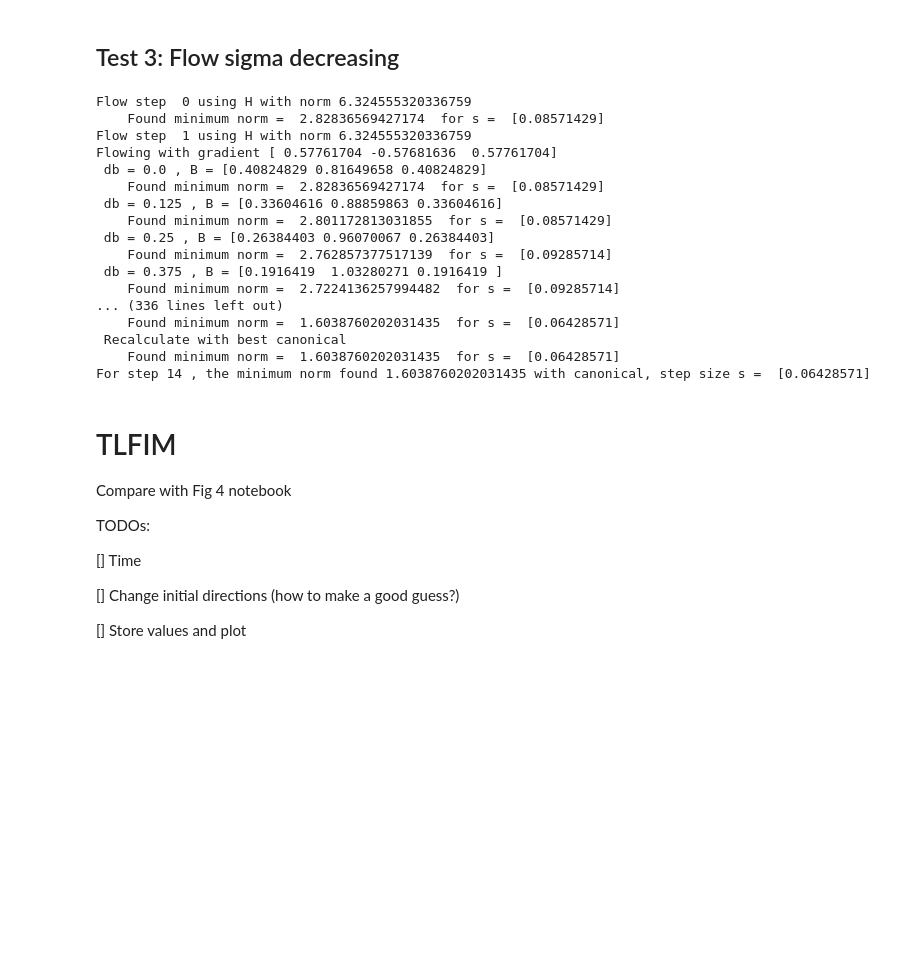
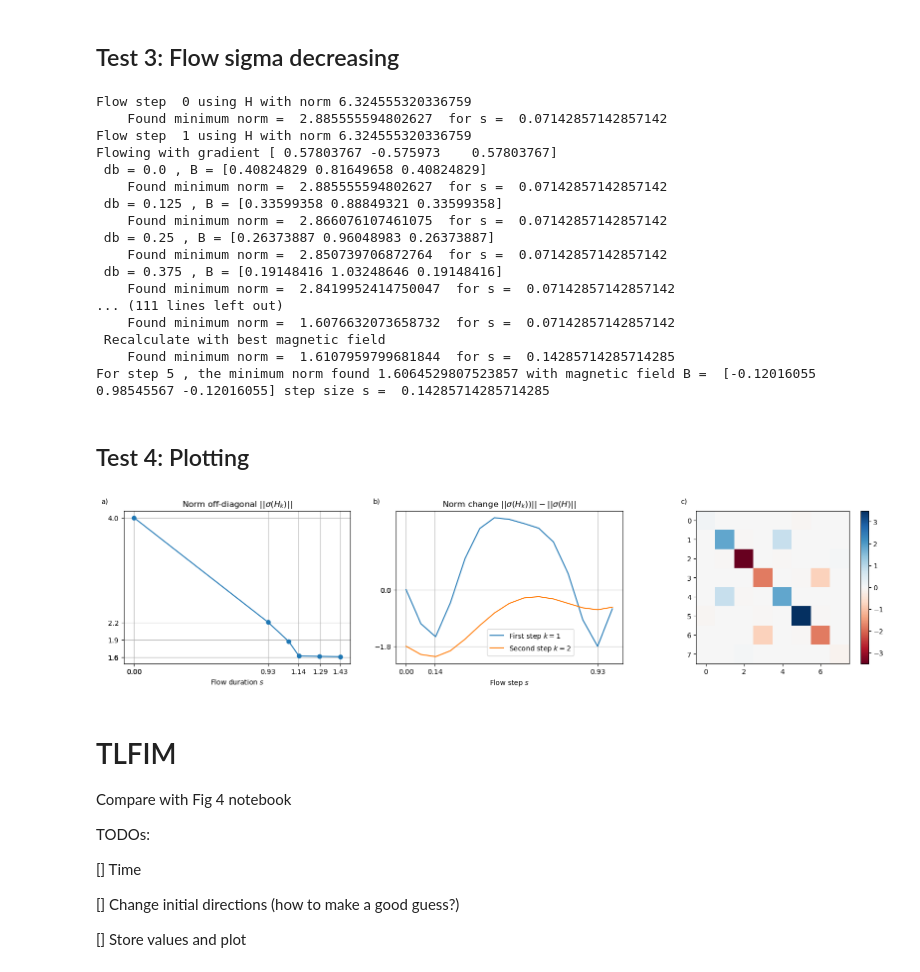
Before and after one commit to marekgluza/double_bracket_flow_as_a_diagonalization_quantum_algorithm, a Jupyter notebook: DBF_onsite_Z.ipynb, the cells around one changed output. Saved outputs shown, nothing was run; the diff lists cells and outputs as text; code cells hidden in the pictures; blank space fills up the shorter version.

Commit message:
plots working for magnetic

```diff
--- a/DBF_onsite_Z.ipynb
+++ b/DBF_onsite_Z.ipynb
@@ -81,33 +92,40 @@ flow.please_be_exhaustively_verbose = False
 flow.please_be_verbose = True
 flow.flow_generator['type'] = 'magnetic_field'
 flow.flow_generator['field_vector'] = np.asarray([1,2,1])
-flow.nmb_flow_steps = 15
+flow.nmb_flow_steps = 5
 flow.magnetic_step_min = 0
 flow.magnetic_step_max = 1
 flow.nmb_search_points_magnetic_b_search = 9
 
-flow.flow_step_min = 0,
-flow.flow_step_max = 0.1
+flow.flow_step_min = 0
+flow.flow_step_max = 1.0
 flow.nmb_search_points_minimizing_s_search = 15
 flow.flow_via_magnetic_field_search()
 # %% [output]
 Flow step  0 using H with norm 6.324555320336759
-    Found minimum norm =  2.82836569427174  for s =  [0.08571429]
+    Found minimum norm =  2.885555594802627  for s =  0.07142857142857142
 Flow step  1 using H with norm 6.324555320336759
-Flowing with gradient [ 0.57761704 -0.57681636  0.57761704]
+Flowing with gradient [ 0.57803767 -0.575973    0.57803767]
  db = 0.0 , B = [0.40824829 0.81649658 0.40824829]
-    Found minimum norm =  2.82836569427174  for s =  [0.08571429]
- db = 0.125 , B = [0.33604616 0.88859863 0.33604616]
-    Found minimum norm =  2.801172813031855  for s =  [0.08571429]
- db = 0.25 , B = [0.26384403 0.96070067 0.26384403]
-    Found minimum norm =  2.762857377517139  for s =  [0.09285714]
- db = 0.375 , B = [0.1916419  1.03280271 0.1916419 ]
-    Found minimum norm =  2.7224136257994482  for s =  [0.09285714]
-... (336 lines left out)
-    Found minimum norm =  1.6038760202031435  for s =  [0.06428571]
- Recalculate with best canonical
-    Found minimum norm =  1.6038760202031435  for s =  [0.06428571]
-For step 14 , the minimum norm found 1.6038760202031435 with canonical, step size s =  [0.06428571]
+    Found minimum norm =  2.885555594802627  for s =  0.07142857142857142
+ db = 0.125 , B = [0.33599358 0.88849321 0.33599358]
+    Found minimum norm =  2.866076107461075  for s =  0.07142857142857142
+ db = 0.25 , B = [0.26373887 0.96048983 0.26373887]
+    Found minimum norm =  2.850739706872764  for s =  0.07142857142857142
+ db = 0.375 , B = [0.19148416 1.03248646 0.19148416]
+    Found minimum norm =  2.8419952414750047  for s =  0.07142857142857142
+... (111 lines left out)
+    Found minimum norm =  1.6076632073658732  for s =  0.07142857142857142
+ Recalculate with best magnetic field
+    Found minimum norm =  1.6107959799681844  for s =  0.14285714285714285
+For step 5 , the minimum norm found 1.6064529807523857 with magnetic field B =  [-0.12016055  0.98545567 -0.12016055] step size s =  0.14285714285714285
+# %% [markdown]
+## Test 4: Plotting
+# %%
+flow.show_flow_forwards_results()
+# flow.initialize_flow_results()
+# %% [output]
+[figure, added]
 # %% [markdown]
 # TLFIM
 Compare with Fig 4 notebook
```
Also changed, not shown: parts of 5 cells of this notebook, 1 other file.
